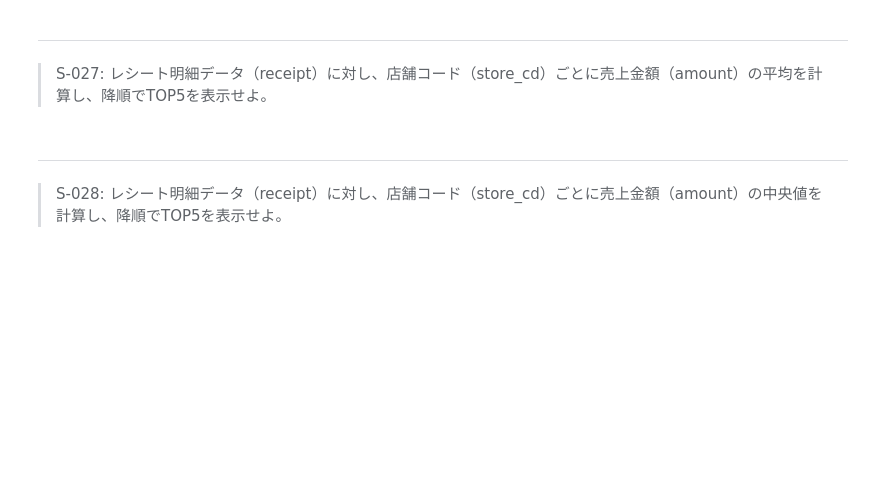
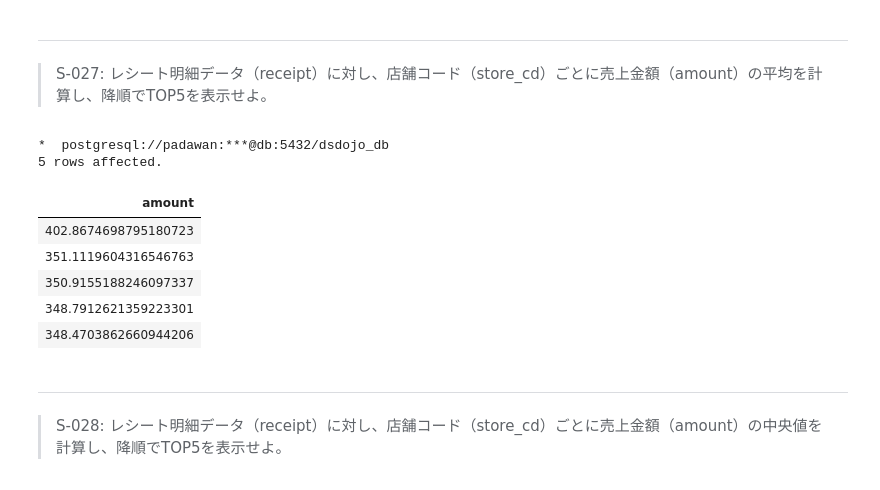
Before and after one commit to ryomaejii/100knocks-preprocess, a Jupyter notebook: docker/work/preprocess_knock_SQL.ipynb, the cells around one changed output. Saved outputs shown, nothing was run; the diff lists cells and outputs as text; code cells hidden in the pictures; blank space fills up the shorter version.

```diff
--- a/docker/work/preprocess_knock_SQL.ipynb
+++ b/docker/work/preprocess_knock_SQL.ipynb
@@ -692,3 +690,22 @@ LIMIT 10
+# %%
+%%sql
+SELECT
+    store_cd,
+    AVG(amount) AS avg_amount
+FROM receipt
+GROUP BY store_cd
+ORDER BY avg_amount DESC
+LIMIT 5
+;
+# %% [output]
+*  postgresql://padawan:***@db:5432/dsdojo_db
+5 rows affected.
+| amount |
+| 402.8674698795180723 |
+| 351.1119604316546763 |
+| 350.9155188246097337 |
+| 348.7912621359223301 |
+| 348.4703862660944206 |
 # %% [markdown]
 ---
 > S-028: レシート明細データ（receipt）に対し、店舗コード（store_cd）ごとに売上金額（amount）の中央値を計算し、降順でTOP5を表示せよ。
```
Also changed, not shown: parts of 1 cell of this notebook, 1 other file.
